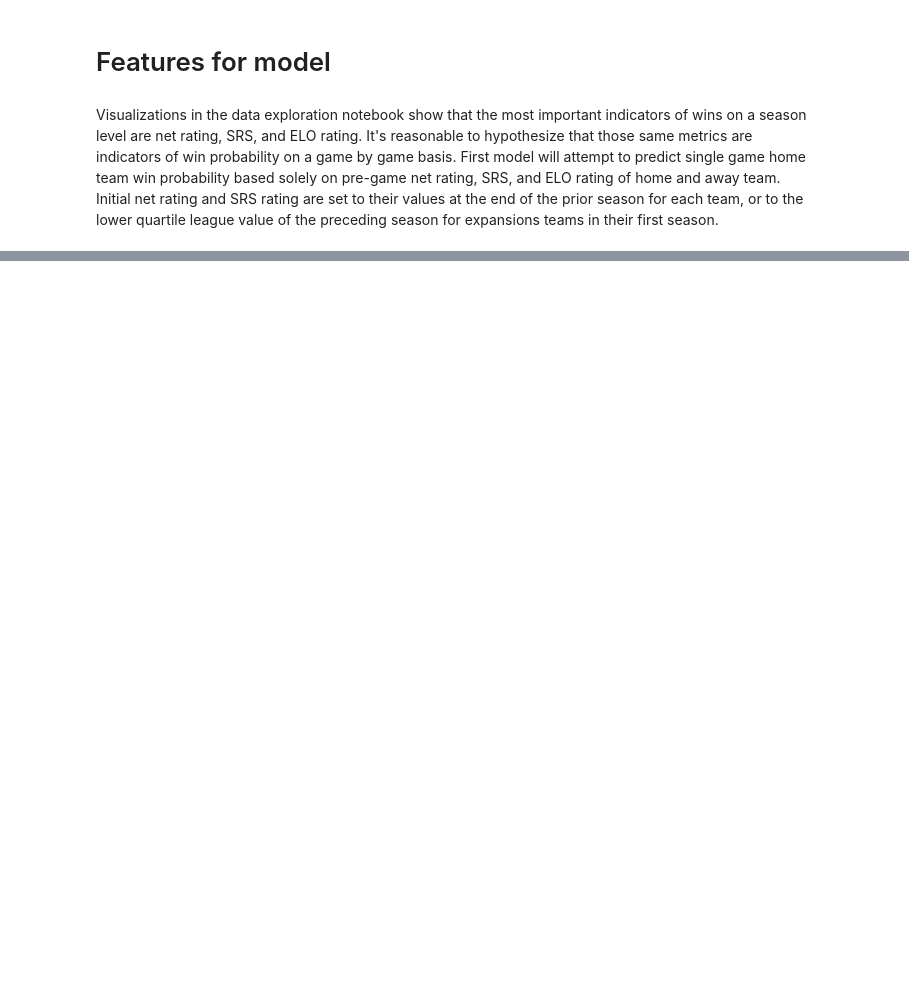
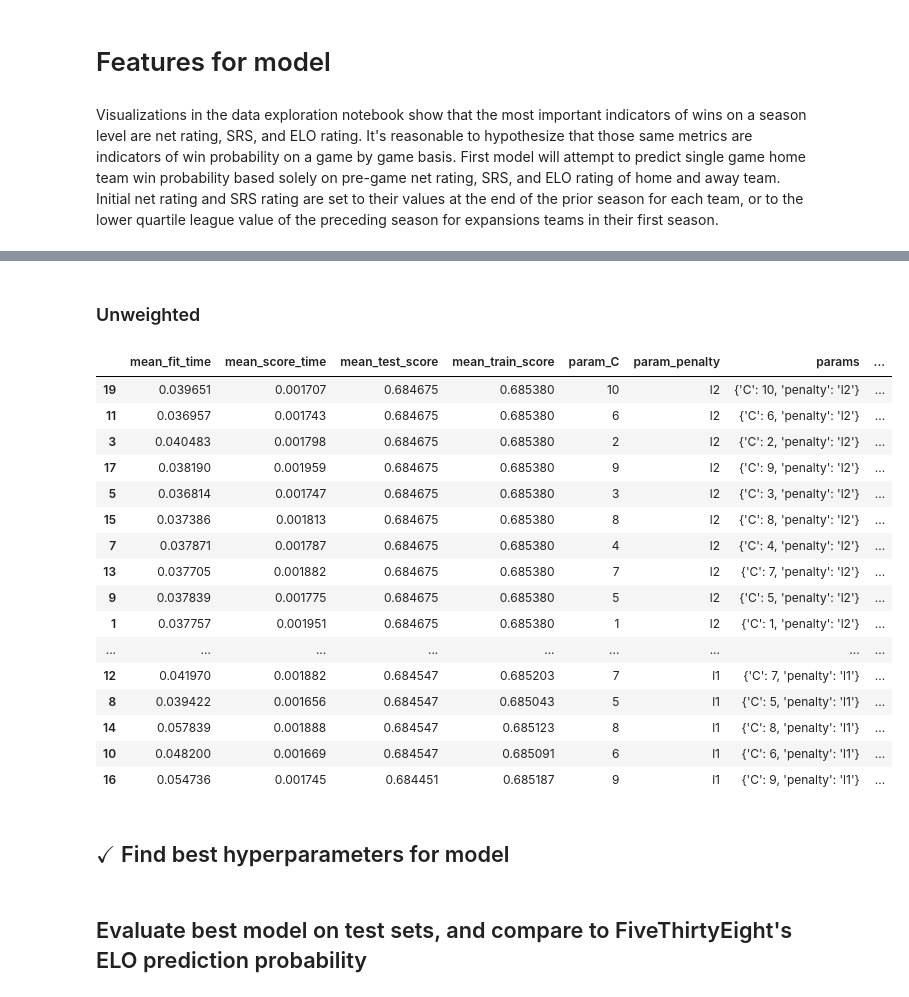
Before and after one commit to JKasakyan/nba-win-prob-model, a Jupyter notebook: Src/model_building.ipynb, the cells around one changed output, grey strips where cells are left out. Cells and saved outputs as stored; diff of their text form; code cells hidden in the pictures; blank space fills up the shorter version.

```diff
--- a/Src/model_building.ipynb
+++ b/Src/model_building.ipynb
@@ -380,0 +568,33 @@ weighted_df.to_csv("../Data/feature_df_weighted.csv")
+# %% [markdown]
+### Unweighted
+# %%
+log = LogisticRegression()
+parameters = {
+    "penalty": ["l1", "l2"],
+    "C": list(range(1,11))
+}
+unweighted_clf = GridSearchCV(log, parameters)
+unweighted_clf.fit(unweighted_X_train, unweighted_y_train)
+pd.DataFrame(unweighted_clf.cv_results_).sort_values("mean_test_score", ascending=False)
+# %% [output]
+|  | mean_fit_time | mean_score_time | mean_test_score | mean_train_score | param_C | param_penalty | params | ... |
+| 19 | 0.039651 | 0.001707 | 0.684675 | 0.685380 | 10 | l2 | {'C': 10, 'penalty': 'l2'} | ... |
+| 11 | 0.036957 | 0.001743 | 0.684675 | 0.685380 | 6 | l2 | {'C': 6, 'penalty': 'l2'} | ... |
+| 3 | 0.040483 | 0.001798 | 0.684675 | 0.685380 | 2 | l2 | {'C': 2, 'penalty': 'l2'} | ... |
+| 17 | 0.038190 | 0.001959 | 0.684675 | 0.685380 | 9 | l2 | {'C': 9, 'penalty': 'l2'} | ... |
+| 5 | 0.036814 | 0.001747 | 0.684675 | 0.685380 | 3 | l2 | {'C': 3, 'penalty': 'l2'} | ... |
+| 15 | 0.037386 | 0.001813 | 0.684675 | 0.685380 | 8 | l2 | {'C': 8, 'penalty': 'l2'} | ... |
+| 7 | 0.037871 | 0.001787 | 0.684675 | 0.685380 | 4 | l2 | {'C': 4, 'penalty': 'l2'} | ... |
+| 13 | 0.037705 | 0.001882 | 0.684675 | 0.685380 | 7 | l2 | {'C': 7, 'penalty': 'l2'} | ... |
+| 9 | 0.037839 | 0.001775 | 0.684675 | 0.685380 | 5 | l2 | {'C': 5, 'penalty': 'l2'} | ... |
+| 1 | 0.037757 | 0.001951 | 0.684675 | 0.685380 | 1 | l2 | {'C': 1, 'penalty': 'l2'} | ... |
+| ... | ... | ... | ... | ... | ... | ... | ... | ... |
+| 12 | 0.041970 | 0.001882 | 0.684547 | 0.685203 | 7 | l1 | {'C': 7, 'penalty': 'l1'} | ... |
+| 8 | 0.039422 | 0.001656 | 0.684547 | 0.685043 | 5 | l1 | {'C': 5, 'penalty': 'l1'} | ... |
+| 14 | 0.057839 | 0.001888 | 0.684547 | 0.685123 | 8 | l1 | {'C': 8, 'penalty': 'l1'} | ... |
+| 10 | 0.048200 | 0.001669 | 0.684547 | 0.685091 | 6 | l1 | {'C': 6, 'penalty': 'l1'} | ... |
+| 16 | 0.054736 | 0.001745 | 0.684451 | 0.685187 | 9 | l1 | {'C': 9, 'penalty': 'l1'} | ... |
+# %% [markdown]
+## $\checkmark$ Find best hyperparameters for model
+# %% [markdown]
+## Evaluate best model on test sets, and compare to FiveThirtyEight's ELO prediction probability
```
Also changed, not shown: parts of 32 cells of this notebook.
